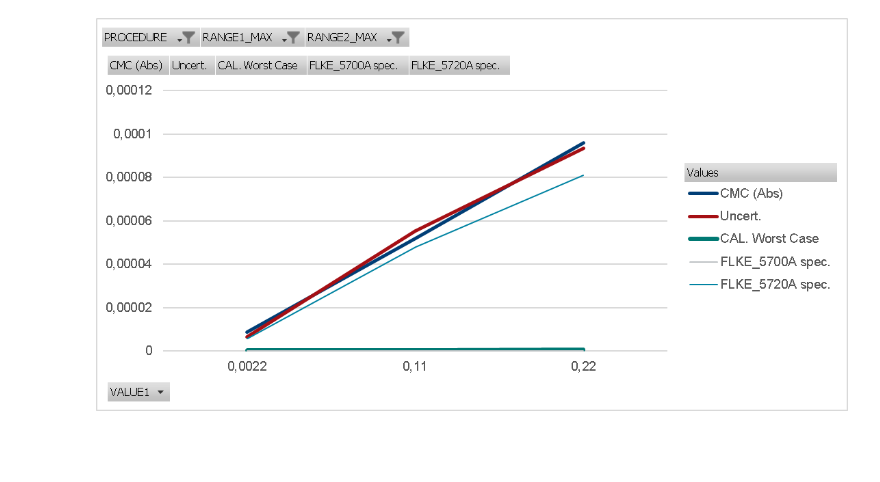
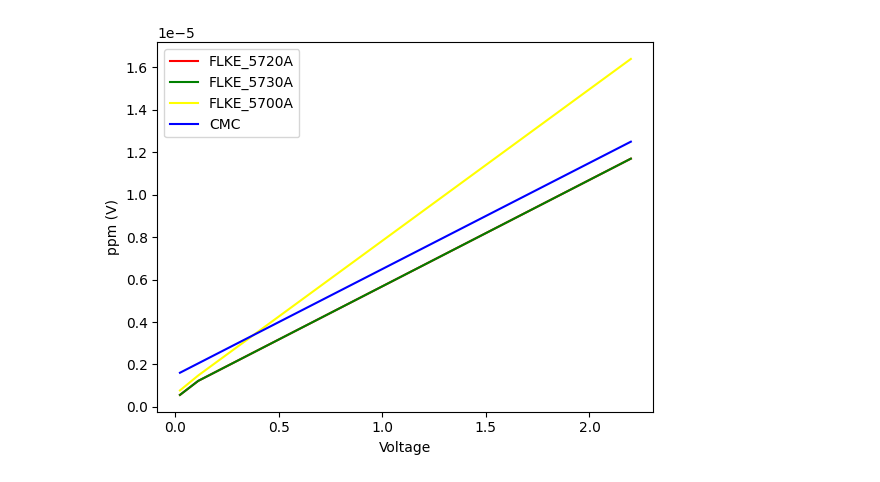
Before and after one commit to PaulFilms/FLEXICAL_WEB, a Jupyter notebook: TYP_B.ipynb, the cells around one changed output. Saved outputs shown, nothing was run; the diff lists cells and outputs as text; code cells hidden in the pictures; blank space fills up the shorter version.

```diff
--- a/TYP_B.ipynb
+++ b/TYP_B.ipynb
@@ -56,2 +82,52 @@ print(DATAFRAME)
-# %% [markdown]
-![image.png](attachment:image.png)
+# %%
+import matplotlib.pyplot as plt
+import numpy as np
+
+%matplotlib inline
+
+RANGE = 2.2
+# DF_FILTERED = DATAFRAME[DATAFRAME['RANGE']=RANGE]
+# x = [10,100,1000,2000,3000]
+# y = [15, 13,12,16,21] # VALUES
+x =  DATAFRAME['VALUE1'][DATAFRAME['RANGE']==RANGE]
+
+FLKE_5720A = DATAFRAME['SPEC_FLKE_5720A'][DATAFRAME['RANGE']==RANGE]
+FLKE_5730A = DATAFRAME['SPEC_FLKE_5730A'][DATAFRAME['RANGE']==RANGE]
+FLKE_5700A = DATAFRAME['SPEC_FLKE_5700A'][DATAFRAME['RANGE']==RANGE]
+CMC = DATAFRAME['CMC'][DATAFRAME['RANGE']==RANGE]
+
+xpoints = np.array(x)
+
+# FLKE_5720A
+ypoints = np.array(FLKE_5720A)
+plt.plot(xpoints, ypoints, label='FLKE_5720A', color='red')
+# plt.scatter(xpoints, ypoints)
+
+# FLKE_5730A
+ypoints = np.array(FLKE_5730A)
+plt.plot(xpoints, ypoints, label='FLKE_5730A', color='green')
+# plt.scatter(xpoints, ypoints)
+
+# FLKE_5730A
+ypoints = np.array(FLKE_5700A)
+plt.plot(xpoints, ypoints, label='FLKE_5700A', color='yellow')
+# plt.scatter(xpoints, ypoints)
+
+# CMC
+ypoints = np.array(CMC)
+plt.plot(xpoints, ypoints, label='CMC', color='blue')
+# plt.scatter(xpoints, ypoints)
+
+# Definir los límites de los ejes
+# plt.xlim(0, DATAFRAME['VALUE1'][DATAFRAME['RANGE']==RANGE].max())  # Establece el rango del eje x desde 0 hasta 3500
+# plt.ylim(10, 25)   # Establece el rango del eje y desde 10 hasta 25
+
+plt.ylabel("ppm (V)")
+plt.xlabel("Voltage")
+
+# Mostrar leyenda
+plt.legend()
+
+plt.show()
+# %% [output]
+[figure, added]
```
Also changed, not shown: parts of 1 cell of this notebook, 5 other files.
